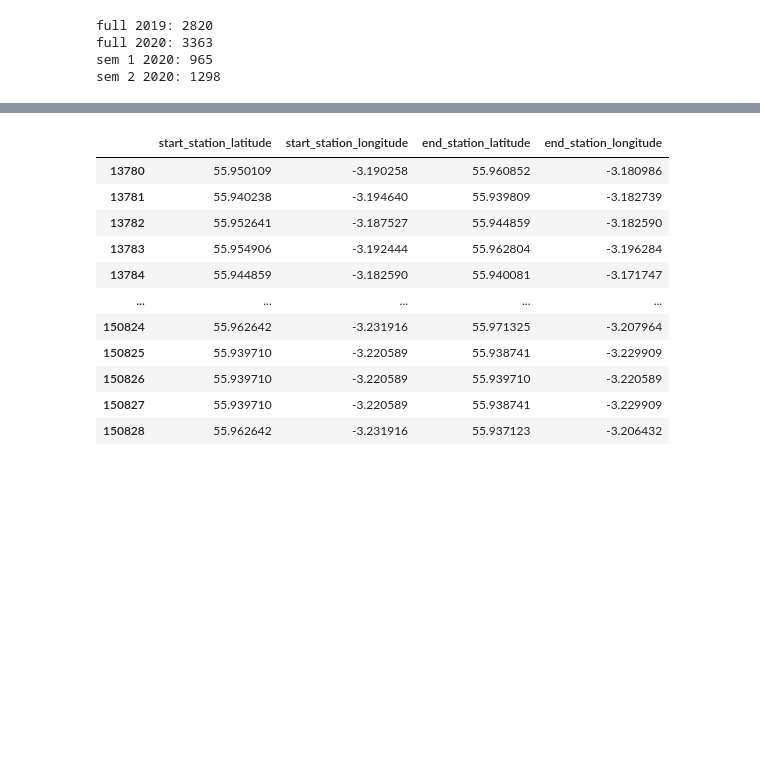
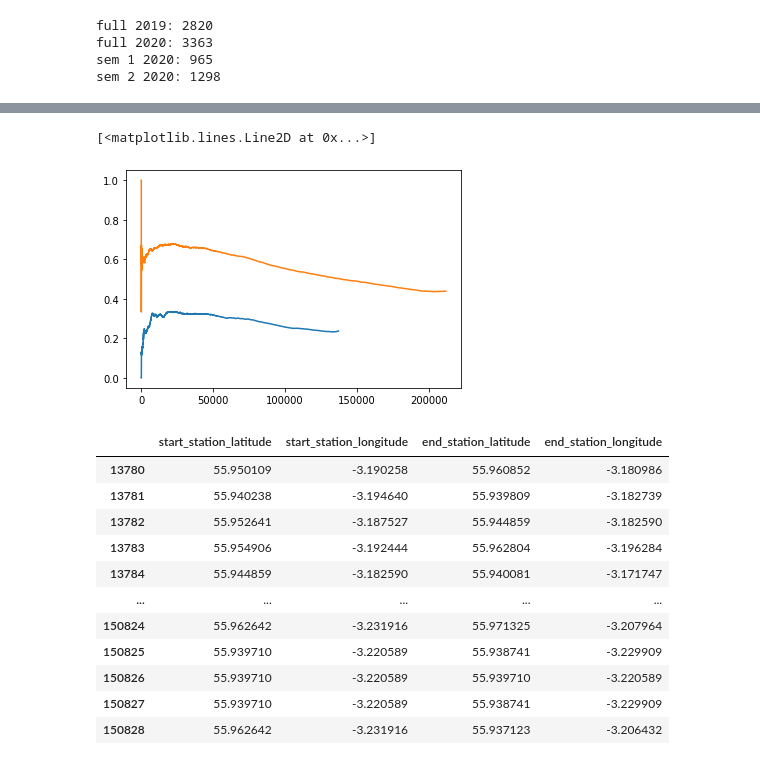
Before and after one commit to Inf2-FDS-2020-2021/final-project-apaj, a Jupyter notebook: exploring.ipynb, the cells around one changed output, grey strips where cells are left out. Drawn from its saved outputs; the diff is of its cells as text; code cells hidden in the pictures; blank space fills up the shorter version.

```diff
--- a/exploring.ipynb
+++ b/exploring.ipynb
@@ -313,3 +354,22 @@ print(confidence_interval)
+# %%
+# we can calculate and look at our relative frequencies as n tends to infinity
+relative_frequencies_pre = []
+successes = 0
+for i in range(len(results_pre)):
+    successes += results_pre[i]
+    relative_frequencies_pre.append(successes / (i+1))
+
+relative_frequencies_post = []
+successes = 0
+for i in range(len(results_post)):
+    successes += results_post[i]
+    relative_frequencies_post.append(successes / (i+1))
+
+plt.plot(relative_frequencies_pre)
+plt.plot(relative_frequencies_post)
+# %% [output]
+[<matplotlib.lines.Line2D at 0x...>]
+[figure, added]
 # %%
 # ------ PROCESSING ------
 # Need to determine if a station got replaced in December and if it did what to.
```
Also changed, not shown: parts of 3 cells of this notebook.
